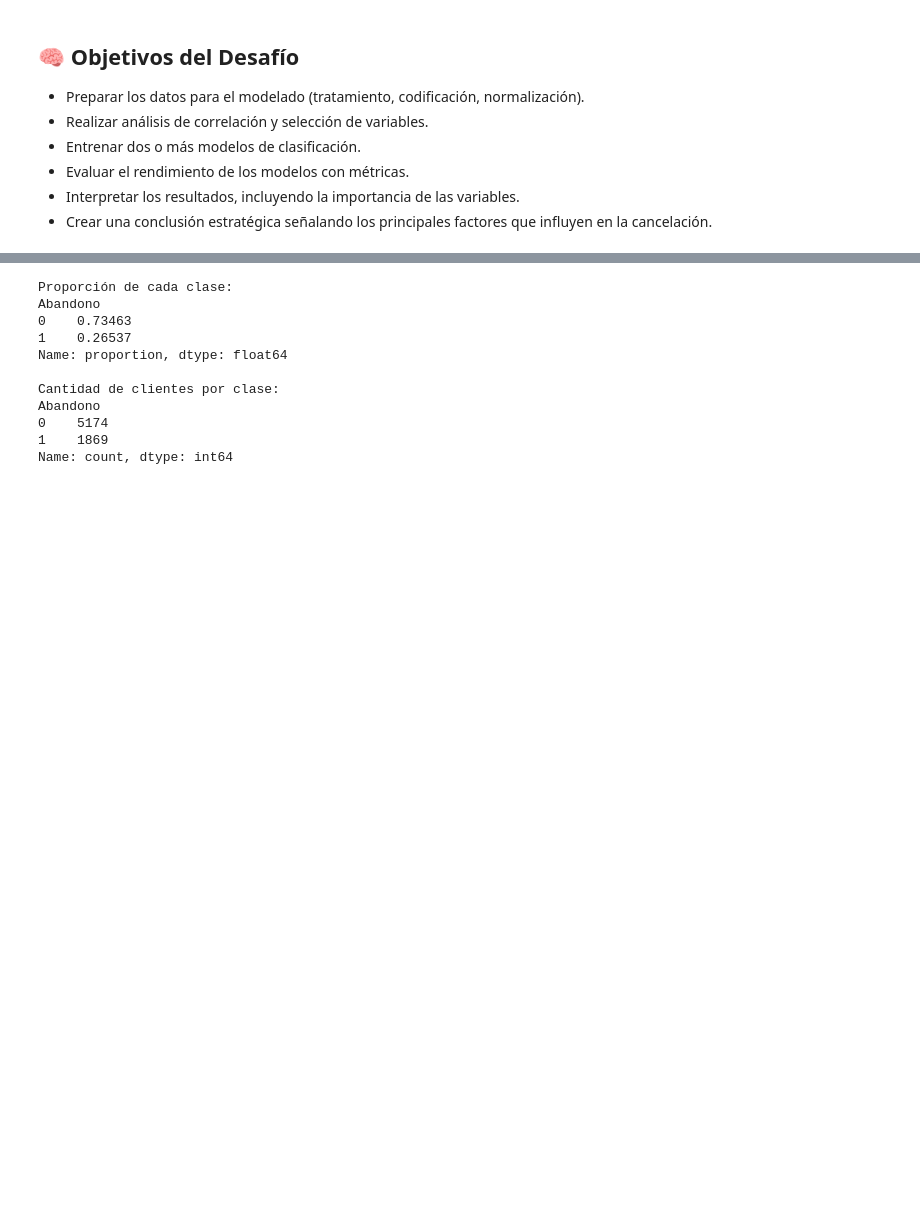
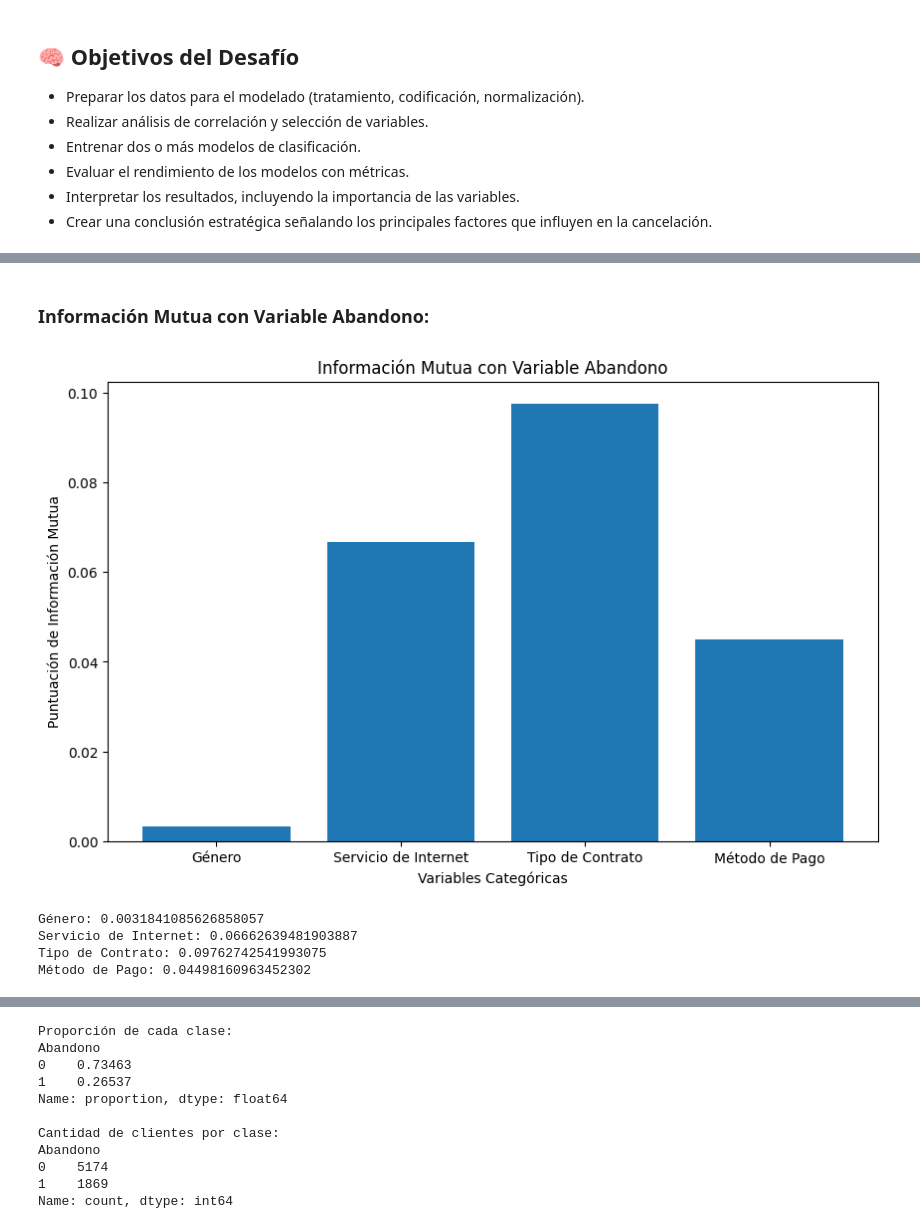
Before and after one commit to gedp/challenge3-data-science-alura-latam, a Jupyter notebook: TelecomX_LATAM.ipynb, the cells around one changed output, grey strips where cells are left out. Saved outputs shown, nothing was run; the diff lists cells and outputs as text; code cells hidden in the pictures; blank space fills up the shorter version.

```diff
--- a/TelecomX_LATAM.ipynb
+++ b/TelecomX_LATAM.ipynb
@@ -53,0 +277,29 @@ data_encoded.head()
+# %% [markdown]
+### Información Mutua con Variable Abandono:
+# %%
+from sklearn.feature_selection import mutual_info_classif
+from sklearn.preprocessing import LabelEncoder
+
+le = LabelEncoder()
+X_encoded = data[categoricas].apply(le.fit_transform)
+
+# Calcular información mutua
+mi_scores = mutual_info_classif(X_encoded, data['Abandono'])
+
+# Visualizar
+plt.figure(figsize=(10,6))
+plt.bar(categoricas, mi_scores)
+plt.title('Información Mutua con Variable Abandono')
+plt.xlabel('Variables Categóricas')
+plt.ylabel('Puntuación de Información Mutua')
+plt.show()
+
+# Imprimir scores
+for var, score in zip(categoricas, mi_scores):
+    print(f"{var}: {score}")
+# %% [output]
+[figure, added]
+Género: 0.0031841085626858057
+Servicio de Internet: 0.06662639481903887
+Tipo de Contrato: 0.09762742541993075
+Método de Pago: 0.04498160963452302
```
Also changed, not shown: parts of 114 cells of this notebook, 5 other files.
